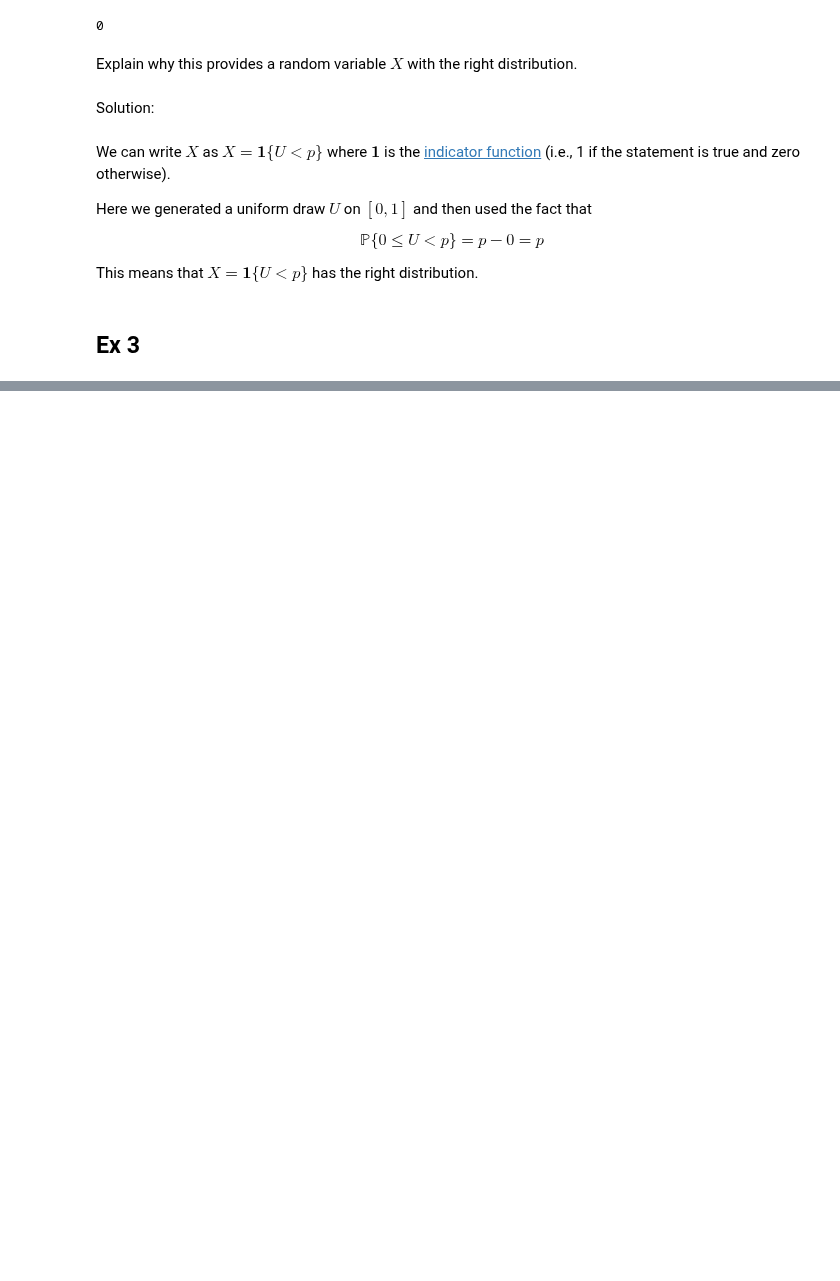
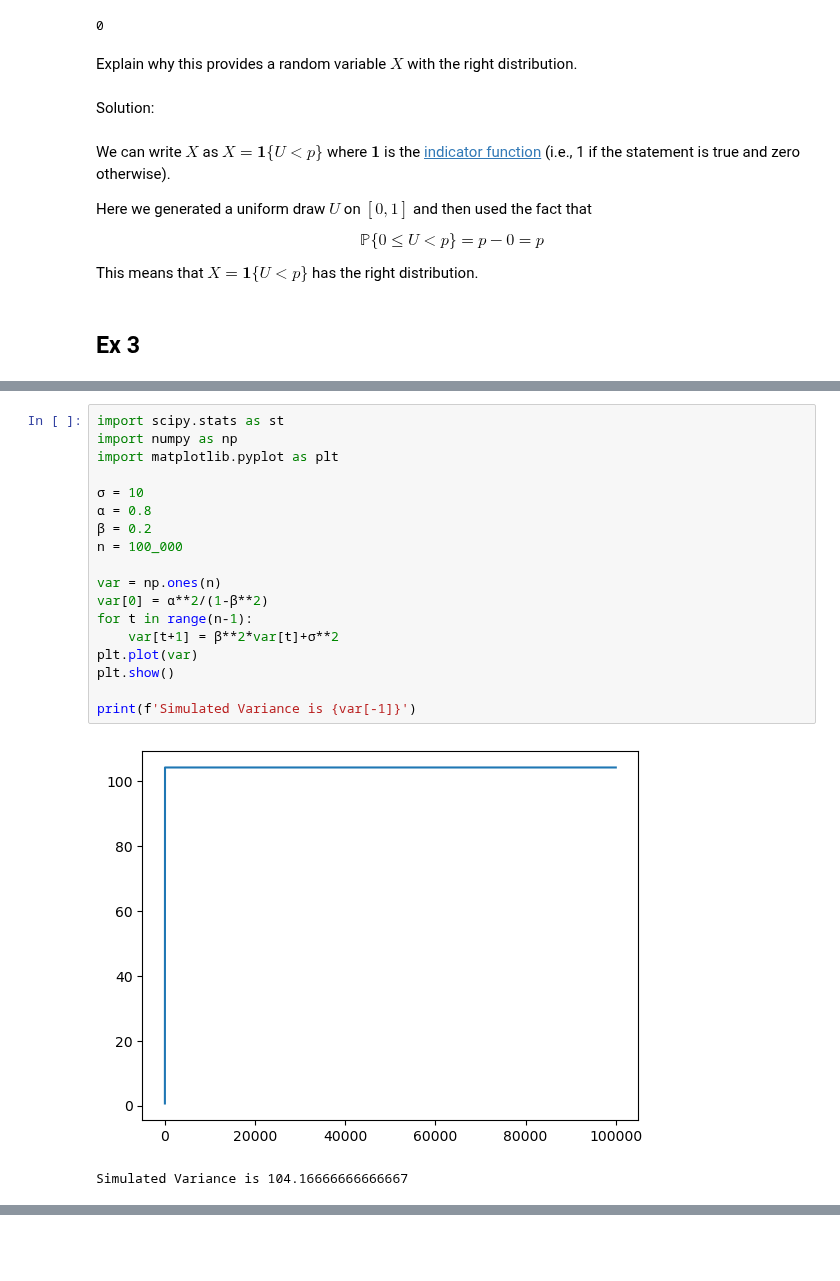
Before and after one commit to QuantEcon/lecture-python-intro, a Jupyter notebook: in-work/lln_clt.ipynb, the cells around one changed output, grey strips where cells are left out. Cells and saved outputs as stored; diff of their text form; blank space fills up the shorter version.

Commit message:
with variance

```diff
--- a/in-work/lln_clt.ipynb
+++ b/in-work/lln_clt.ipynb
@@ -506,0 +542,21 @@ We mentioned above that it is possible for LLN to hold when IID is violated.
+# %%
+import scipy.stats as st
+import numpy as np
+import matplotlib.pyplot as plt
+
+σ = 10
+α = 0.8
+β = 0.2
+n = 100_000
+
+var = np.ones(n)
+var[0] = α**2/(1-β**2)
+for t in range(n-1):
+    var[t+1] = β**2*var[t]+σ**2
+plt.plot(var)
+plt.show()
+
+print(f'Simulated Variance is {var[-1]}')
+# %% [output]
+[figure, added]
+Simulated Variance is 104.16666666666667
```
Also changed, not shown: parts of 6 cells of this notebook.
